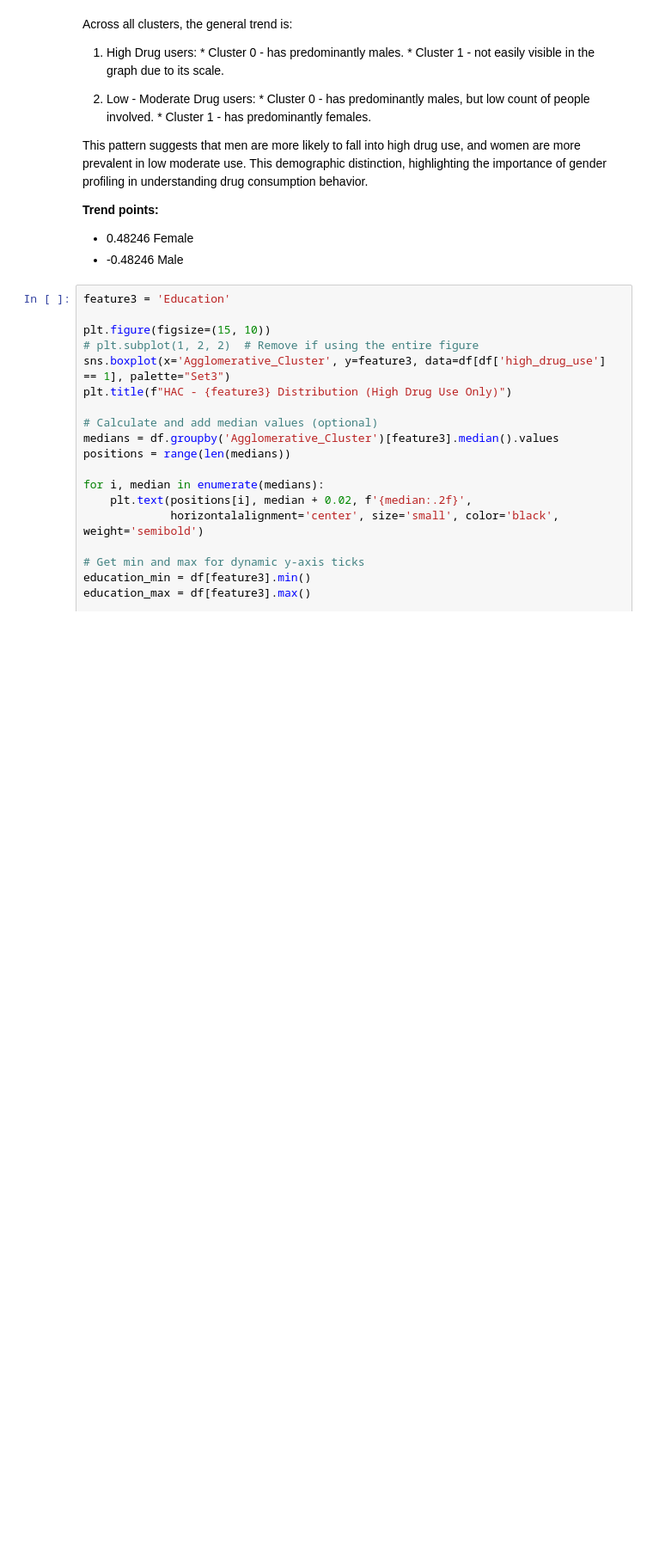
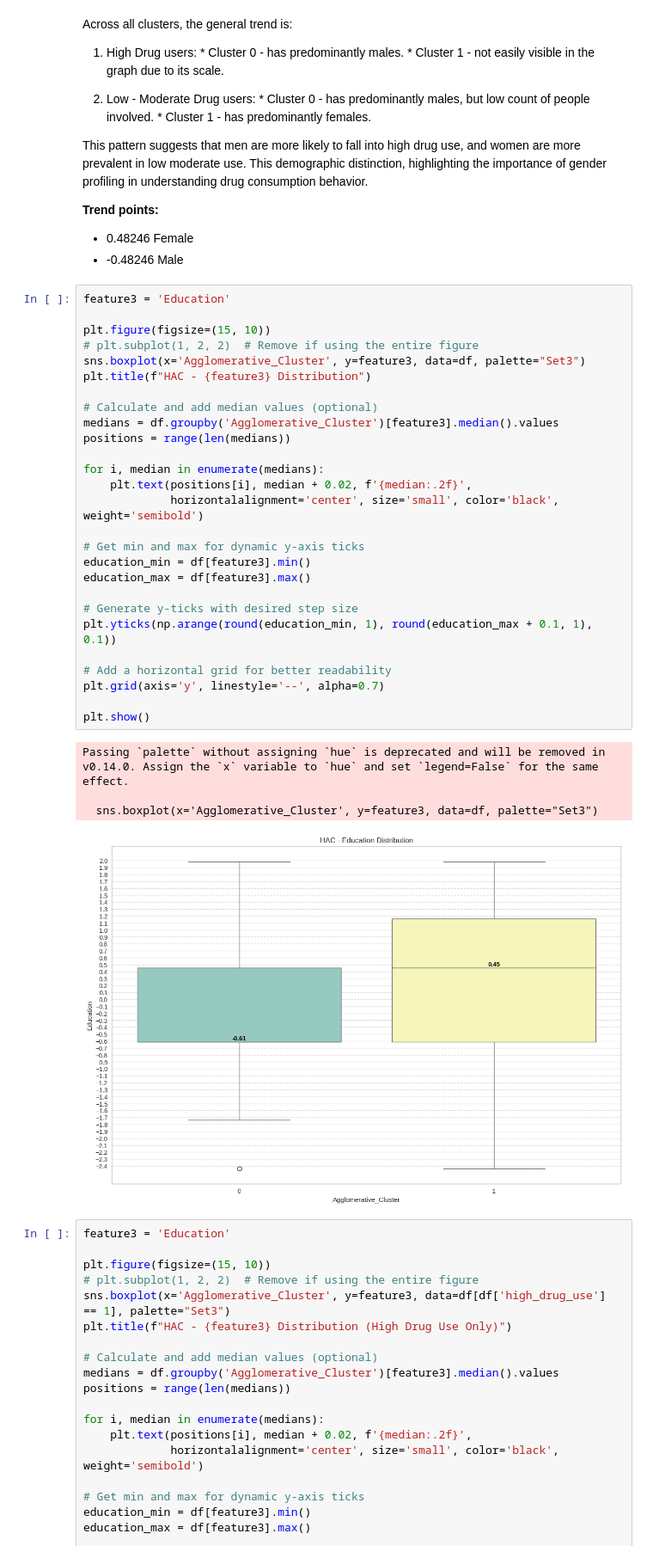
Before and after one commit to dayananikol/CCADMACL_PROJECT_COM222, a Jupyter notebook: HAC_ADML_Final_Project.ipynb, the cells around one changed output. Shown at 86% size. Drawn from its saved outputs; the diff is of its cells as text; blank space fills up the shorter version.

```diff
--- a/HAC_ADML_Final_Project.ipynb
+++ b/HAC_ADML_Final_Project.ipynb
@@ -787,6 +839,38 @@ This pattern suggests that men are more likely to fall into high drug use, and w
 
 *   0.48246 	Female
 *   -0.48246 	Male
+# %%
+feature3 = 'Education'
+
+plt.figure(figsize=(15, 10))
+# plt.subplot(1, 2, 2)  # Remove if using the entire figure
+sns.boxplot(x='Agglomerative_Cluster', y=feature3, data=df, palette="Set3")
+plt.title(f"HAC - {feature3} Distribution")
+
+# Calculate and add median values (optional)
+medians = df.groupby('Agglomerative_Cluster')[feature3].median().values
+positions = range(len(medians))
+
+for i, median in enumerate(medians):
+    plt.text(positions[i], median + 0.02, f'{median:.2f}',
+             horizontalalignment='center', size='small', color='black', weight='semibold')
+
+# Get min and max for dynamic y-axis ticks
+education_min = df[feature3].min()
+education_max = df[feature3].max()
+
+# Generate y-ticks with desired step size
+plt.yticks(np.arange(round(education_min, 1), round(education_max + 0.1, 1), 0.1))
+
+# Add a horizontal grid for better readability
+plt.grid(axis='y', linestyle='--', alpha=0.7)
+
+plt.show()
+# %% [output]
+Passing `palette` without assigning `hue` is deprecated and will be removed in v0.14.0. Assign the `x` variable to `hue` and set `legend=False` for the same effect.
+
+  sns.boxplot(x='Agglomerative_Cluster', y=feature3, data=df, palette="Set3")
+[figure, added]
 # %%
 feature3 = 'Education'
 
```
Also changed, not shown: parts of 8 cells of this notebook.
